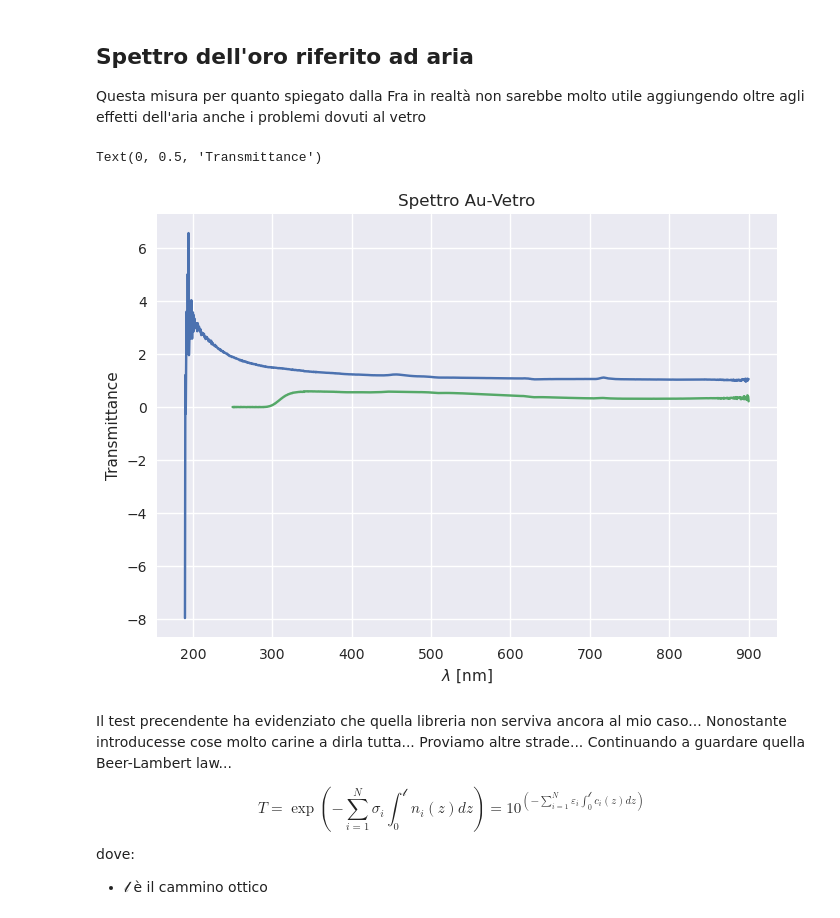
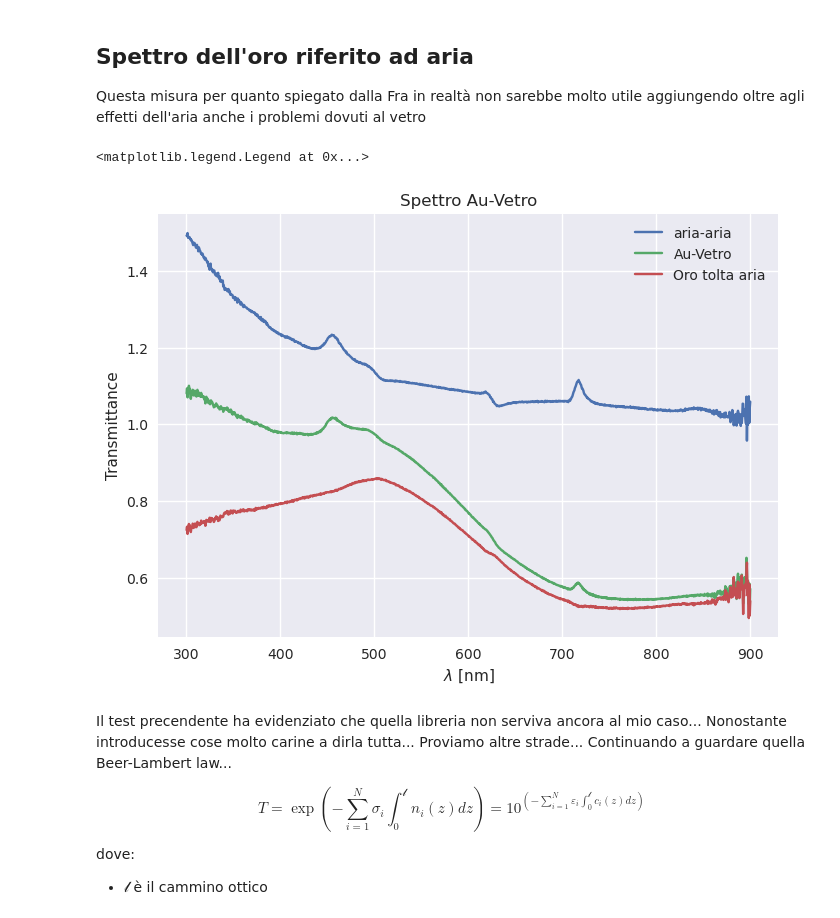
Before and after one commit to RandDouble/lab_mat, a Jupyter notebook: grafici_spettri.ipynb, the cells around one changed output. Saved outputs shown, nothing was run; the diff lists cells and outputs as text; code cells hidden in the pictures.

```diff
--- a/grafici_spettri.ipynb
+++ b/grafici_spettri.ipynb
@@ -68,18 +68,18 @@ Questa misura per quanto spiegato dalla Fra in realtà non sarebbe molto utile a
 # %%
 vetroAU_aria = pd.read_table(
     "data/trasm_900_250_AuVetroSample_AriaRef.txt", names=names, skiprows=75
 )
-plt.plot(*names, data=zeroair)
-plt.plot(*names, data=vetroAU_aria)
+plt.plot(*names, data=zeroair[zeroair["lambda"]>300], label="aria-aria")
+plt.plot(*names, data=vetroAU_vetro[vetroAU_vetro["lambda"]>300], label="Au-Vetro")
+plt.plot(vetroAU_vetro[vetroAU_vetro["lambda"]>300]["lambda"],  vetroAU_vetro[vetroAU_vetro["lambda"]>300]["transmittance"] / zeroair[zeroair["lambda"]>300]["transmittance"], label = "Oro tolta aria")
 
 plt.title("Spettro Au-Vetro")
 plt.xlabel(lmbd)
 plt.ylabel(Trans)
-
-# plt.plot(vetroAU_aria[:,0], vetroAU_aria[:,1] / zeroair[:1301, 1])
+plt.legend()
 # %% [output]
-Text(0, 0.5, 'Transmittance')
+<matplotlib.legend.Legend at 0x...>
-[figure, old version]
+[figure, new version]
 # %%
 ## Test di varie combinazioni... cambio anche interfaccia alla librearia grafica
 ## Nel senso che uso ancora matplotlib... ma invece che chiamarlo direttamente uso seaborn...
```
